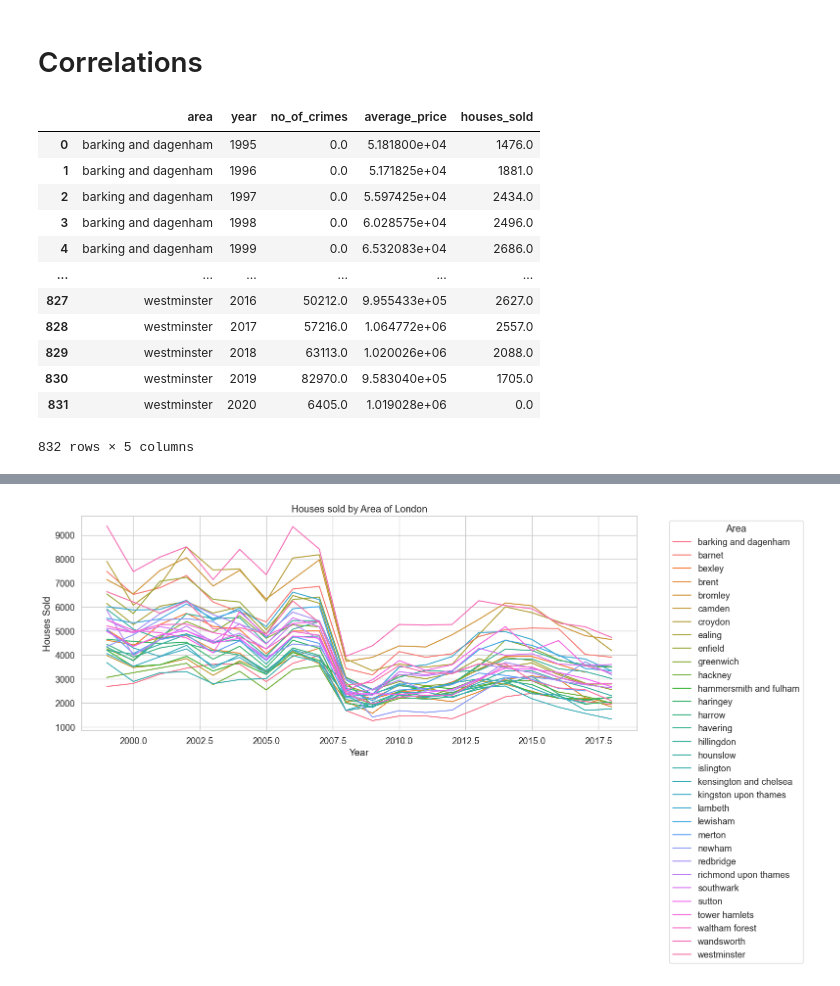
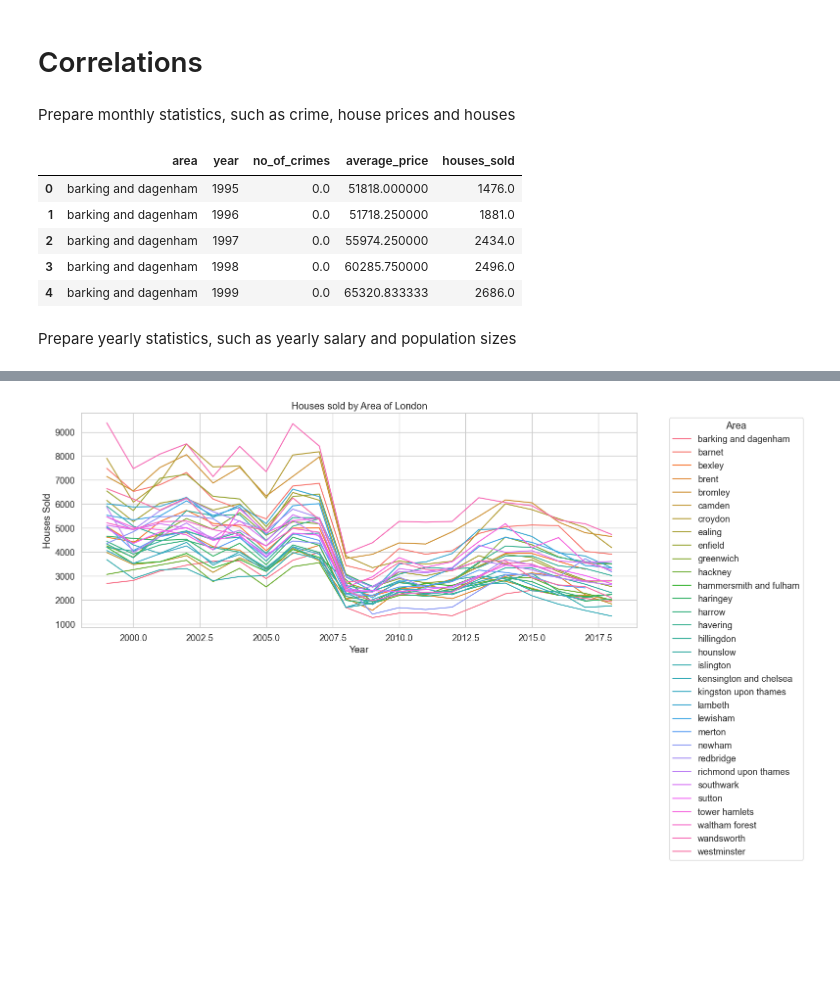
Before and after one commit to CharliePW/London-Housing-ML, a Jupyter notebook: London Housing Analysis.ipynb, the cells around one changed output, grey strips where cells are left out. Drawn from its saved outputs; the diff is of its cells as text; code cells hidden in the pictures; blank space fills up the shorter version.

```diff
--- a/London Housing Analysis.ipynb
+++ b/London Housing Analysis.ipynb
@@ -308,0 +271,2 @@ df_merged = pd.merge(df_merged, yearly_houses_sold, on=['year', 'area'], how='ou
+# %% [markdown]
+Prepare monthly statistics, such as crime, house prices and houses
@@ -309,19 +292,14 @@ df_merged = pd.merge(df_merged, yearly_houses_sold, on=['year', 'area'], how='ou
 # %%
-df_merged
+df_merged.head()
 # %% [output]
 |  | area | year | no_of_crimes | average_price | houses_sold |
-| 0 | barking and dagenham | 1995 | 0.0 | 5.181800e+04 | 1476.0 |
-| 1 | barking and dagenham | 1996 | 0.0 | 5.171825e+04 | 1881.0 |
-| 2 | barking and dagenham | 1997 | 0.0 | 5.597425e+04 | 2434.0 |
-| 3 | barking and dagenham | 1998 | 0.0 | 6.028575e+04 | 2496.0 |
-| 4 | barking and dagenham | 1999 | 0.0 | 6.532083e+04 | 2686.0 |
-| ... | ... | ... | ... | ... | ... |
-| 827 | westminster | 2016 | 50212.0 | 9.955433e+05 | 2627.0 |
-| 828 | westminster | 2017 | 57216.0 | 1.064772e+06 | 2557.0 |
-| 829 | westminster | 2018 | 63113.0 | 1.020026e+06 | 2088.0 |
-| 830 | westminster | 2019 | 82970.0 | 9.583040e+05 | 1705.0 |
-| 831 | westminster | 2020 | 6405.0 | 1.019028e+06 | 0.0 |
+| 0 | barking and dagenham | 1995 | 0.0 | 51818.000000 | 1476.0 |
+| 1 | barking and dagenham | 1996 | 0.0 | 51718.250000 | 1881.0 |
+| 2 | barking and dagenham | 1997 | 0.0 | 55974.250000 | 2434.0 |
+| 3 | barking and dagenham | 1998 | 0.0 | 60285.750000 | 2496.0 |
+| 4 | barking and dagenham | 1999 | 0.0 | 65320.833333 | 2686.0 |
-832 rows × 5 columns
+# %% [markdown]
+Prepare yearly statistics, such as yearly salary and population sizes
 # %%
 df_yearly_london = df_yearly[df_yearly['area'].isin(london_areas)].drop(columns=['code','life_satisfaction', 'recycling_pct', 'number_of_jobs', 'area_size', 'no_of_houses', 'borough_flag'])
 df_yearly_london = df_yearly_london[df_yearly_london['area'] != 'city of london']
```
Also changed, not shown: parts of 25 cells of this notebook, 4 other files.
